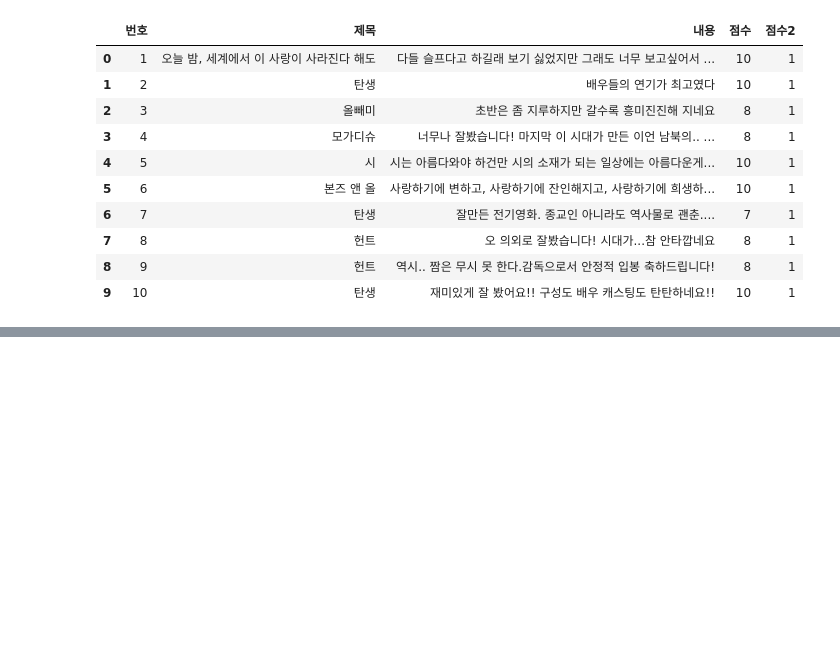
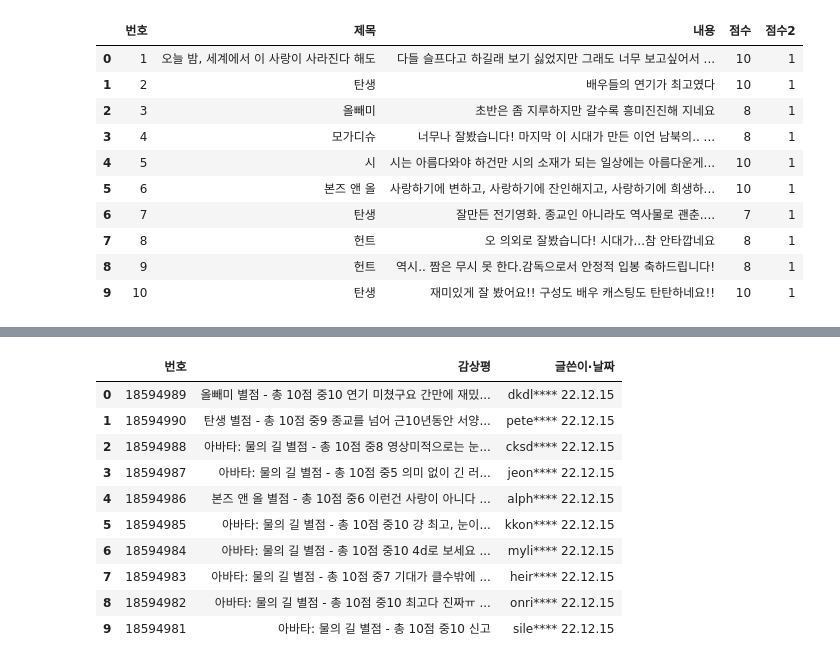
Before and after one commit to heojeongyun/TIL_webcrawling, a Jupyter notebook: 허정윤과제2.ipynb, the cells around one changed output, grey strips where cells are left out. Drawn from its saved outputs; the diff is of its cells as text; code cells hidden in the pictures; blank space fills up the shorter version.

```diff
--- a/허정윤과제2.ipynb
+++ b/허정윤과제2.ipynb
@@ -62,0 +83,16 @@ df_review
+# %%
+naver_mov = "https://movie.naver.com/movie/point/af/list.naver"
+naver_req = requests.get(naver_mov)
+pd.read_html(naver_req.text)[0]
+# %% [output]
+|  | 번호 | 감상평 | 글쓴이·날짜 |
+| 0 | 18594989 | 올빼미 별점 - 총 10점 중10 연기 미쳤구요 간만에 재밌... | dkdl**** 22.12.15 |
+| 1 | 18594990 | 탄생 별점 - 총 10점 중9 종교를 넘어 근10년동안 서양... | pete**** 22.12.15 |
+| 2 | 18594988 | 아바타: 물의 길 별점 - 총 10점 중8 영상미적으로는 눈... | cksd**** 22.12.15 |
+| 3 | 18594987 | 아바타: 물의 길 별점 - 총 10점 중5 의미 없이 긴 러... | jeon**** 22.12.15 |
+| 4 | 18594986 | 본즈 앤 올 별점 - 총 10점 중6 이런건 사랑이 아니다 ... | alph**** 22.12.15 |
+| 5 | 18594985 | 아바타: 물의 길 별점 - 총 10점 중10 걍 최고, 눈이... | kkon**** 22.12.15 |
+| 6 | 18594984 | 아바타: 물의 길 별점 - 총 10점 중10 4d로 보세요 ... | myli**** 22.12.15 |
+| 7 | 18594983 | 아바타: 물의 길 별점 - 총 10점 중7 기대가 클수밖에 ... | heir**** 22.12.15 |
+| 8 | 18594982 | 아바타: 물의 길 별점 - 총 10점 중10 최고다 진짜ㅠ ... | onri**** 22.12.15 |
+| 9 | 18594981 | 아바타: 물의 길 별점 - 총 10점 중10 신고 | sile**** 22.12.15 |
```
Also changed, not shown: parts of 4 cells of this notebook, 4 other files.
